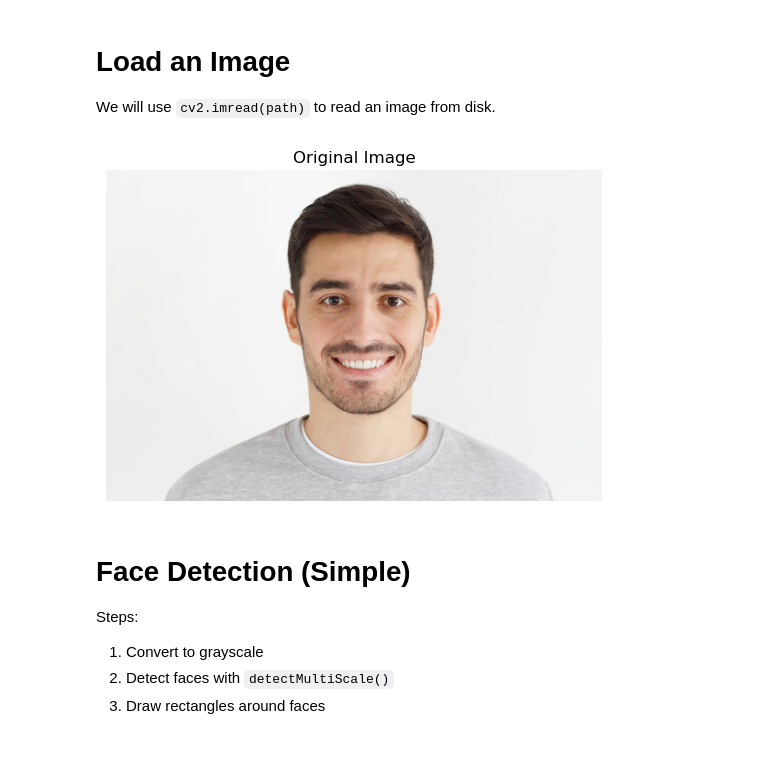
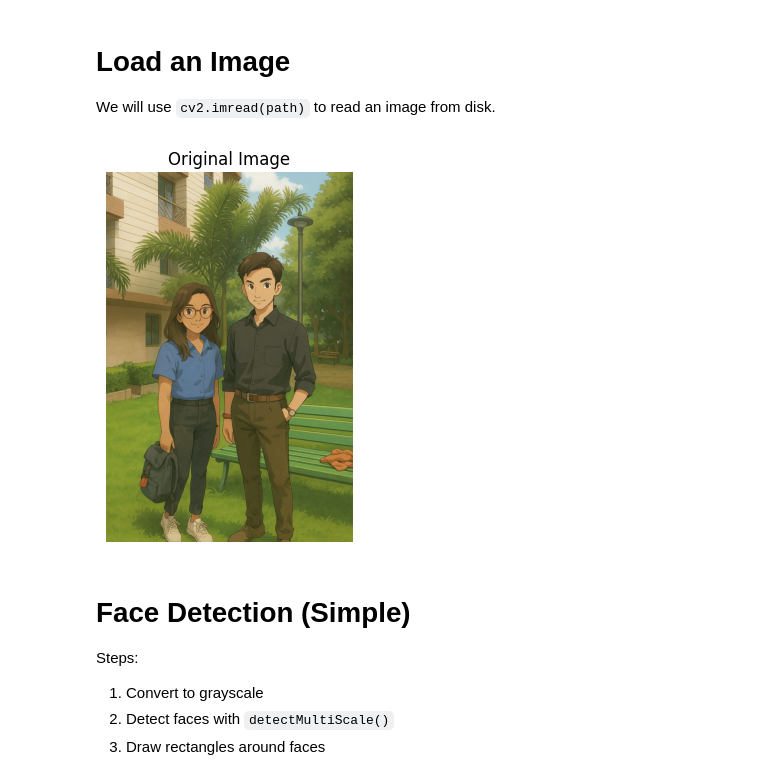
Before and after one commit to angel-shalu/Computer-Vision, a Jupyter notebook: OPENCV/opencv master data-haarcascades/Haar_Cascade_Face_Eye_Smile_Detection.ipynb, the cells around one changed output. Cells and saved outputs as stored; diff of their text form; code cells hidden in the pictures; blank space fills up the shorter version.

```diff
--- a/OPENCV/opencv master data-haarcascades/Haar_Cascade_Face_Eye_Smile_Detection.ipynb
+++ b/OPENCV/opencv master data-haarcascades/Haar_Cascade_Face_Eye_Smile_Detection.ipynb
@@ -72,15 +72,15 @@ smile_cascade = cv2.CascadeClassifier(cv2.data.haarcascades + 'haarcascade_smile
 We will use `cv2.imread(path)` to read an image from disk.
 # %%
 # Load image (update path to your image)
-image_path = r"C:\Users\Lenovo\Downloads\image.JPG"
+image_path = r"C:\Users\shali\Desktop\DS_Road_Map\13. Computer Vission\OPENCV\opencv master data-haarcascades\sample\pic1.jpgs"
 image = cv2.imread(image_path)
 
 if image is None:
     print("Error: Image not found!")
 else:
     show_image(image, "Original Image")
 # %% [output]
-[figure, old version]
+[figure, new version]
 # %% [markdown]
 # Face Detection (Simple)
 
```
Also changed, not shown: parts of 3 cells of this notebook, 10 other files.
